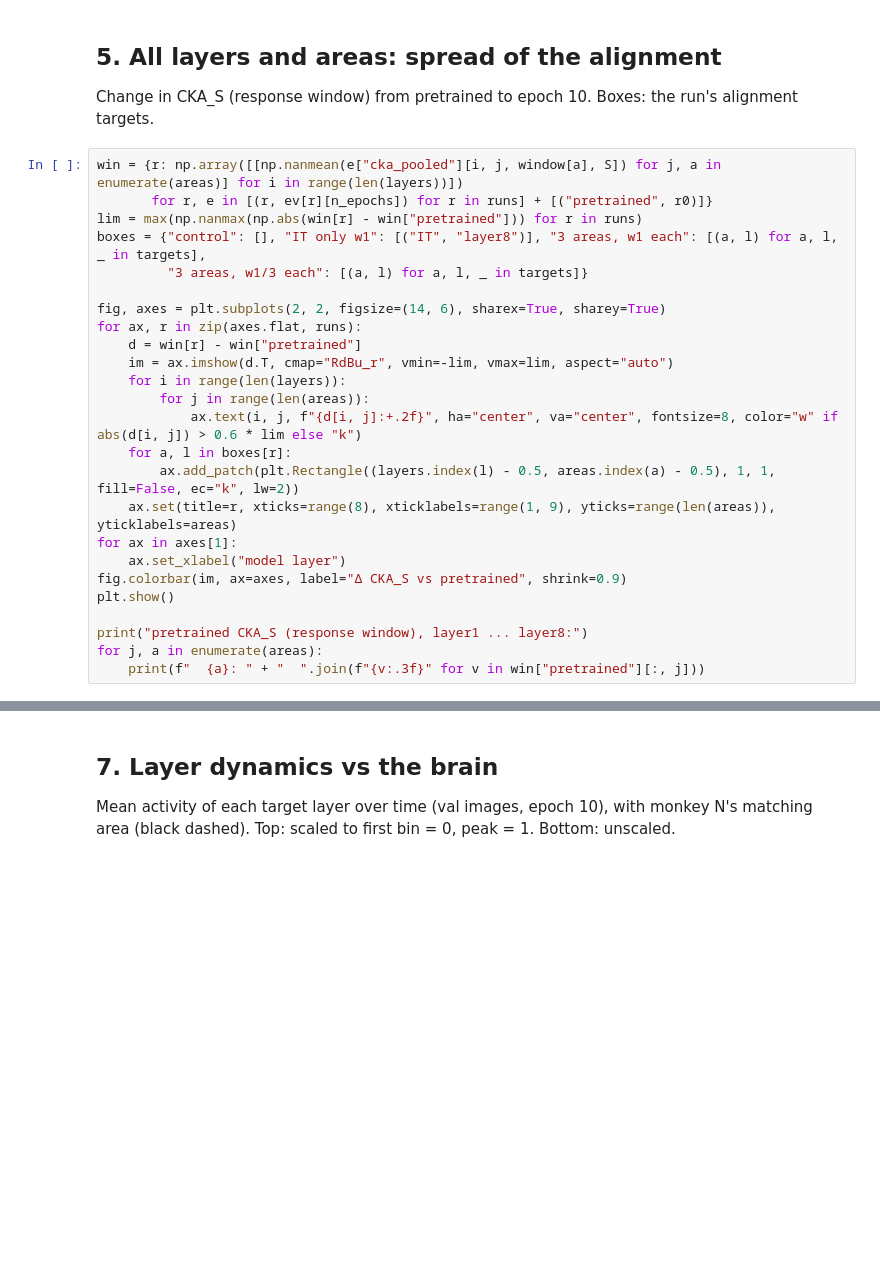
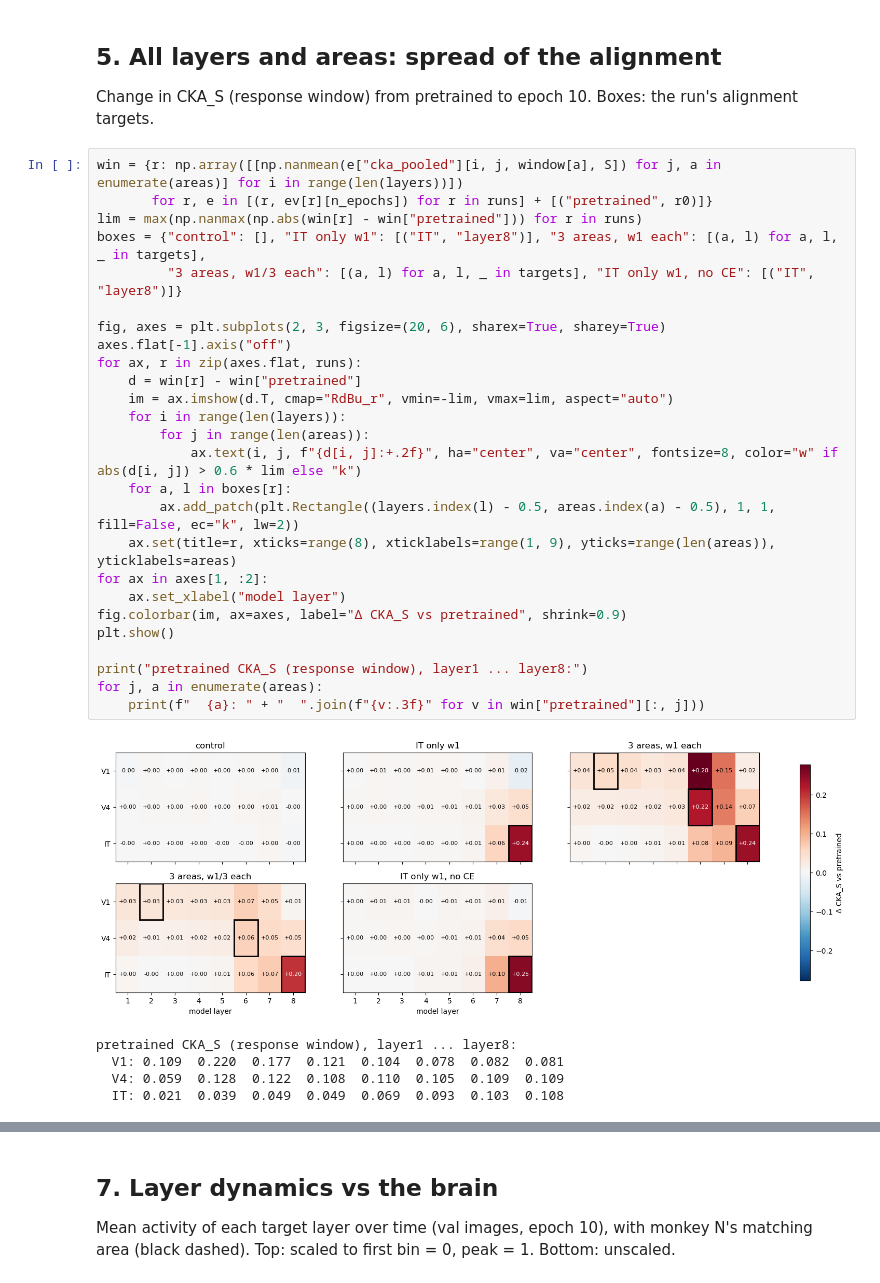
Before and after one commit to wendyz0110/dynvision-neural-regularization, a Jupyter notebook: CordsNet/Round2/analysis/plot_round2.ipynb, the cells around one changed output, grey strips where cells are left out. Cells and saved outputs as stored; diff of their text form; blank space fills up the shorter version.

```diff
--- a/CordsNet/Round2/analysis/plot_round2.ipynb
+++ b/CordsNet/Round2/analysis/plot_round2.ipynb
@@ -150,28 +230,35 @@ Change in CKA_S (response window) from pretrained to epoch 10. Boxes: the run's
 # %%
 win = {r: np.array([[np.nanmean(e["cka_pooled"][i, j, window[a], S]) for j, a in enumerate(areas)] for i in range(len(layers))])
        for r, e in [(r, ev[r][n_epochs]) for r in runs] + [("pretrained", r0)]}
 lim = max(np.nanmax(np.abs(win[r] - win["pretrained"])) for r in runs)
 boxes = {"control": [], "IT only w1": [("IT", "layer8")], "3 areas, w1 each": [(a, l) for a, l, _ in targets],
-         "3 areas, w1/3 each": [(a, l) for a, l, _ in targets]}
+         "3 areas, w1/3 each": [(a, l) for a, l, _ in targets], "IT only w1, no CE": [("IT", "layer8")]}
 
-fig, axes = plt.subplots(2, 2, figsize=(14, 6), sharex=True, sharey=True)
+fig, axes = plt.subplots(2, 3, figsize=(20, 6), sharex=True, sharey=True)
+axes.flat[-1].axis("off")
 for ax, r in zip(axes.flat, runs):
     d = win[r] - win["pretrained"]
     im = ax.imshow(d.T, cmap="RdBu_r", vmin=-lim, vmax=lim, aspect="auto")
     for i in range(len(layers)):
         for j in range(len(areas)):
             ax.text(i, j, f"{d[i, j]:+.2f}", ha="center", va="center", fontsize=8, color="w" if abs(d[i, j]) > 0.6 * lim else "k")
     for a, l in boxes[r]:
         ax.add_patch(plt.Rectangle((layers.index(l) - 0.5, areas.index(a) - 0.5), 1, 1, fill=False, ec="k", lw=2))
     ax.set(title=r, xticks=range(8), xticklabels=range(1, 9), yticks=range(len(areas)), yticklabels=areas)
-for ax in axes[1]:
+for ax in axes[1, :2]:
     ax.set_xlabel("model layer")
 fig.colorbar(im, ax=axes, label="Δ CKA_S vs pretrained", shrink=0.9)
 plt.show()
 
 print("pretrained CKA_S (response window), layer1 ... layer8:")
 for j, a in enumerate(areas):
     print(f"  {a}: " + "  ".join(f"{v:.3f}" for v in win["pretrained"][:, j]))
+# %% [output]
+[figure, added]
+pretrained CKA_S (response window), layer1 ... layer8:
+  V1: 0.109  0.220  0.177  0.121  0.104  0.078  0.082  0.081
+  V4: 0.059  0.128  0.122  0.108  0.110  0.105  0.109  0.109
+  IT: 0.021  0.039  0.049  0.049  0.069  0.093  0.103  0.108
 # %% [markdown]
 ## 6. Accuracy
 
```
Also changed, not shown: parts of 13 cells of this notebook, 5 other files.
